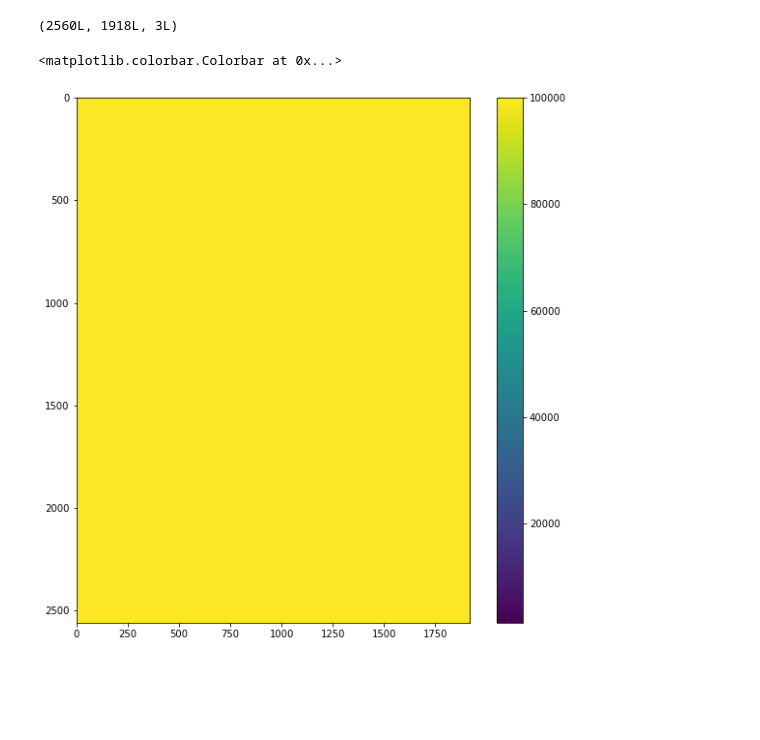
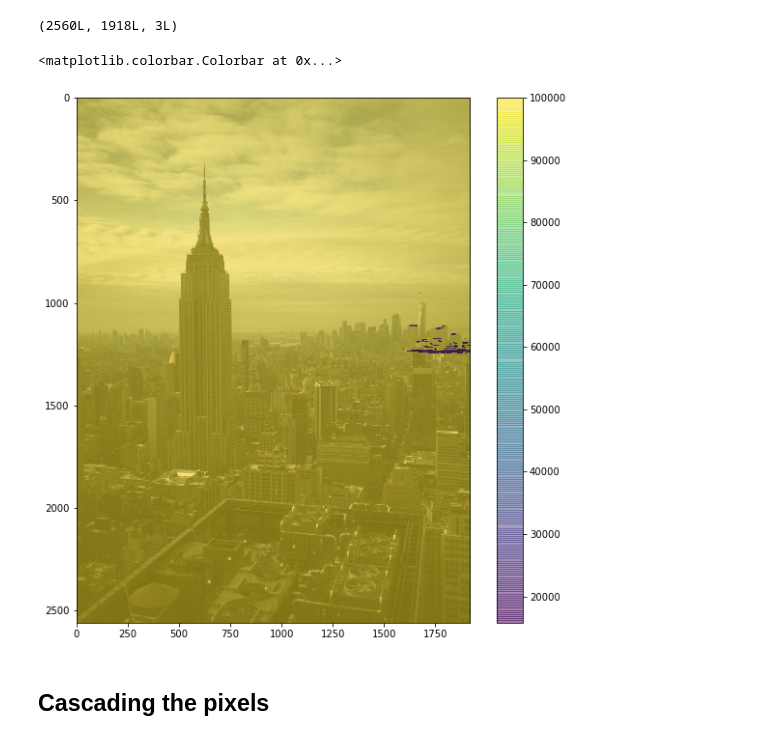
Before and after one commit to cmoscardi/Big_Data_UO_Ray_Tracing, a Jupyter notebook: find_colin_params.ipynb, the cells around one changed output. Saved outputs shown, nothing was run; the diff lists cells and outputs as text; code cells hidden in the pictures; blank space fills up the shorter version.

```diff
--- a/find_colin_params.ipynb
+++ b/find_colin_params.ipynb
@@ -418,8 +436,8 @@ image_dims = [1918, 2560]
 
 # Rearrange
 #print "working on: ", filename
-dat = lidar_fiducials
-#dat = np.load('data_npy_test/x-978979.241501_y-200623.073690.npy').copy()
+#dat = wtc
+dat = np.load('data_npy_test/x-978979.241501_y-200623.073690test.npy').copy()
 print "dat:\n", dat[:10]
 
 
@@ -439,13 +457,13 @@ index = np.arange(is_in_picture.size)[is_in_picture>0]
 print "index:\n", index[:10]
 print "npix = ", index.size
 
-# distgrid = np.ones(image_dims_reversed)*(100000.0)
-# xgrid =  -1.*np.ones(image_dims_reversed)
-# ygrid = -1.*np.ones(image_dims_reversed)
+distgrid = np.ones(image_dims_reversed)*(100000.0)
+xgrid =  -1.*np.ones(image_dims_reversed)
+ygrid = -1.*np.ones(image_dims_reversed)
 
-distgrid = np.ones(image_dims)*(100000.0)
-xgrid =  -1.*np.ones(image_dims)
-ygrid = -1.*np.ones(image_dims)
+# distgrid = np.ones(image_dims)*(100000.0)
+# xgrid =  -1.*np.ones(image_dims)
+# ygrid = -1.*np.ones(image_dims)
 
 if index.size==0:
     print "no points, returning..."
@@ -465,14 +483,20 @@ print "dat:\n", dat
 # And it is closer to the camera than the current value stored in
 # the corresponding pixel of the distance array
 
-nx = distgrid.shape[1]-1
-ny = distgrid.shape[0]-1
+# nx = distgrid.shape[1]-1
+# ny = distgrid.shape[0]-1
+
+# for ii in range(index.size):
+#     if n[ii]<distgrid[ny-y[ii],nx-x[ii]] and n[ii]>50:
+#         distgrid[ny-y[ii],nx-x[ii]] = n[ii]
+#         xgrid[ny-y[ii],nx-x[ii]] = dat[ii,0]
+#         ygrid[ny-y[ii],nx-x[ii]] = dat[ii,1]
 
 for ii in range(index.size):
-    if n[ii]<distgrid[ny-y[ii],nx-x[ii]] and n[ii]>50:
-        distgrid[ny-y[ii],nx-x[ii]] = n[ii]
-        xgrid[ny-y[ii],nx-x[ii]] = dat[ii,0]
-        ygrid[ny-y[ii],nx-x[ii]] = dat[ii,1]
+    if n[ii]<distgrid[y[ii],x[ii]] and n[ii]>50:
+        distgrid[y[ii],x[ii]] = n[ii]
+        xgrid[y[ii],x[ii]] = dat[ii,0]
+        ygrid[y[ii],x[ii]] = dat[ii,1]
 
 # print "Done with: ",filename
 # return [distgrid, xgrid, ygrid]
@@ -542,13 +566,15 @@ imarray.shape
 # %%
 pl.figure(figsize=(10,10))
 
 im = Image.open('./bof_left.png')
 imarray = np.array(im)
-# pl.imshow(imarray[1250:1300, 950:970, :])
-# pl.imshow(distgrid[1250:1300, 950:970], alpha=0.5)
+# pl.imshow(imarray[900:1100, 1600:1800, :])
+# pl.imshow(distgrid[900:1100, 1600:1800], alpha=0.5)
 pl.imshow(imarray)
-pl.imshow(distgrid, alpha=1)
+pl.imshow(distgrid, alpha=0.5)
 pl.colorbar()
 # %% [output]
 <matplotlib.colorbar.Colorbar at 0x...>
-[figure, old version]
+[figure, new version]
+# %% [markdown]
+## Cascading the pixels
```
Also changed, not shown: parts of 9 cells of this notebook.
